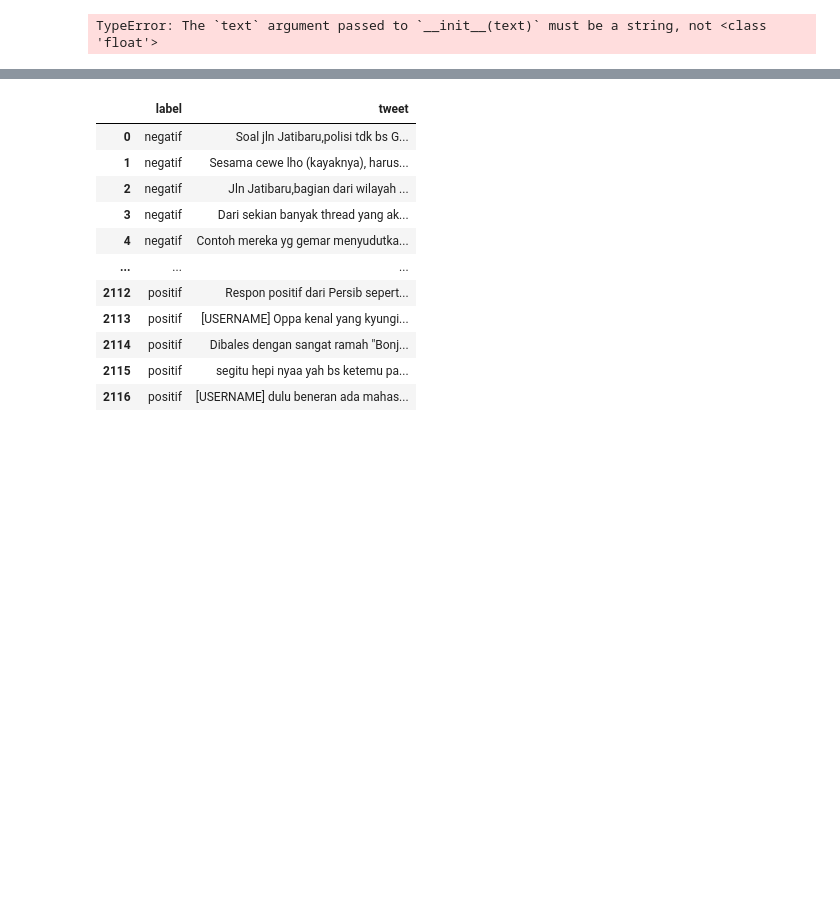
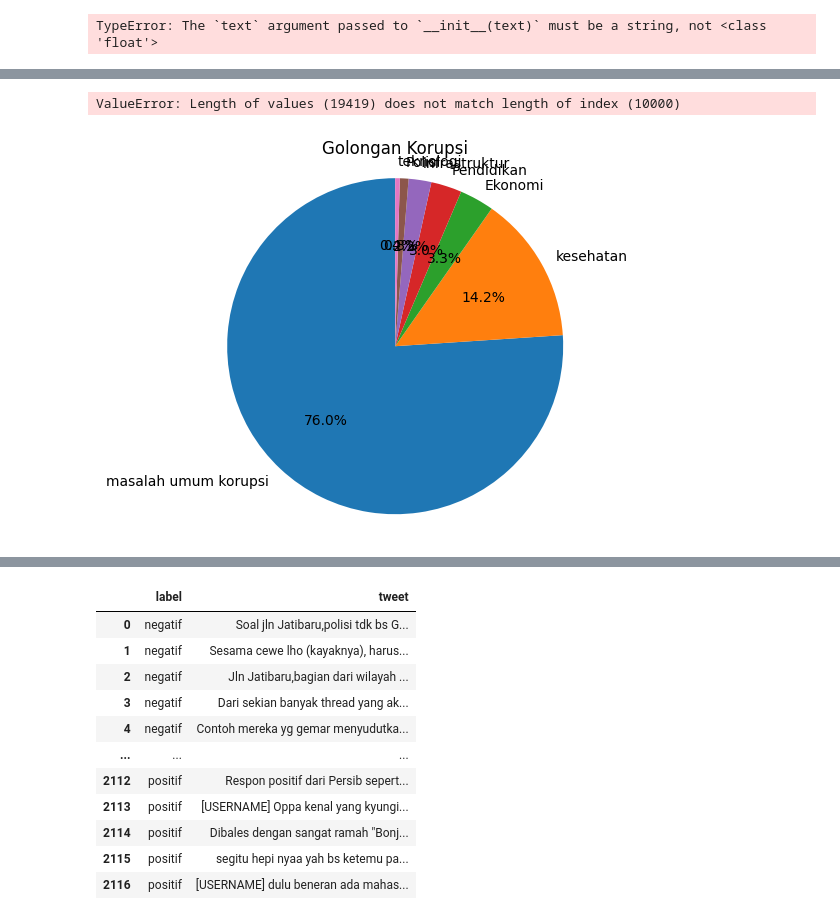
Before and after one commit to rizkyyanuark/College, a Jupyter notebook: Gemastik/GEMASTIK.ipynb, the cells around one changed output, grey strips where cells are left out. Saved outputs shown, nothing was run; the diff lists cells and outputs as text; code cells hidden in the pictures; blank space fills up the shorter version.

```diff
--- a/Gemastik/GEMASTIK.ipynb
+++ b/Gemastik/GEMASTIK.ipynb
@@ -439,0 +449,53 @@ print(blob.sentiment)
+# %%
+import pandas as pd
+from textblob import TextBlob
+
+twitter_df = pd.read_csv('result.csv')
+abusive_df = pd.read_csv('abusivebaru.csv')
+Kategori_korupsi = pd.read_csv('kategori_korupsi.csv',encoding='ISO-8859-1')
+
+kesehatan = ['Dokter', 'Rumah sakit' ,'Obat','Penyakit','Pencegahan','Imunisasi','Nutrisi','Olahraga','Gizi']
+sentiments = []
+gol_korupsi = []
+
+for tweet in twitter_df['Tweet']:
+    if pd.isna(tweet):
+        sentiments.append('NaN')
+        continue
+    if isinstance(tweet, str):
+        if any(str(word) in tweet for word in list(abusive_df['ABUSIVE'])):
+            sentiments.append('negatif')
+            if any(str(word) in tweet for word in list(Kategori_korupsi['Rumah sakit'])):
+                gol_korupsi.append('Rumah sakit')
+            elif any(str(word) in tweet for word in list(Kategori_korupsi['teknologi'])):
+                gol_korupsi.append('teknologi')
+            elif any(str(word) in tweet for word in list(Kategori_korupsi['infrastruktur'])):
+                gol_korupsi.append('infrastruktur')
+            elif any(str(word) in tweet for word in list(Kategori_korupsi['Pendidikan'])):
+                gol_korupsi.append('Pendidikan')
+            elif any(str(word) in tweet for word in list(Kategori_korupsi['masalah umum korupsi'])):
+                gol_korupsi.append('masalah umum korupsi')
+            elif any(str(word) in tweet for word in list(Kategori_korupsi['Polisi'])):
+                gol_korupsi.append('Polisi')
+            elif any(str(word) in tweet for word in list(Kategori_korupsi['Ekonomi'])):
+                gol_korupsi.append('Ekonomi')
+        else:
+            analysis = TextBlob(tweet)
+            if analysis.sentiment.polarity > 0:
+                sentiments.append('positif')
+            elif analysis.sentiment.polarity == 0:
+                sentiments.append('netral')
+            else:
+                sentiments.append('negatif')
+    else:
+        sentiments.append('NaN')
+
+twitter_df['label'] = sentiments
+twitter_df['Kategori Korupsi'] = gol_korupsi
+
+twitter_df = twitter_df.applymap(lambda x: x.strip() if isinstance(x, str) else x)
+twitter_df = twitter_df.dropna()
+
+twitter_df.to_csv('nama_file_baru.csv', index=False)
+# %% [output]
+ValueError: Length of values (19419) does not match length of index (10000)
@@ -439,0 +533,17 @@ print(blob.sentiment)
+# %%
+import pandas as pd
+import matplotlib.pyplot as plt
+
+data = pd.read_csv('nama_file_baru.csv')
+
+labels = list(data['gol_korupsi'].value_counts().index)
+sizes = list(data['gol_korupsi'].value_counts().values)
+
+fig1, ax1 = plt.subplots()
+ax1.pie(sizes, labels=labels, autopct='%1.1f%%', startangle=90)
+ax1.axis('equal')
+
+plt.title('Golongan Korupsi')
+plt.show()
+# %% [output]
+[figure, added]
```
Also changed, not shown: parts of 7 cells of this notebook, 5 other files.
